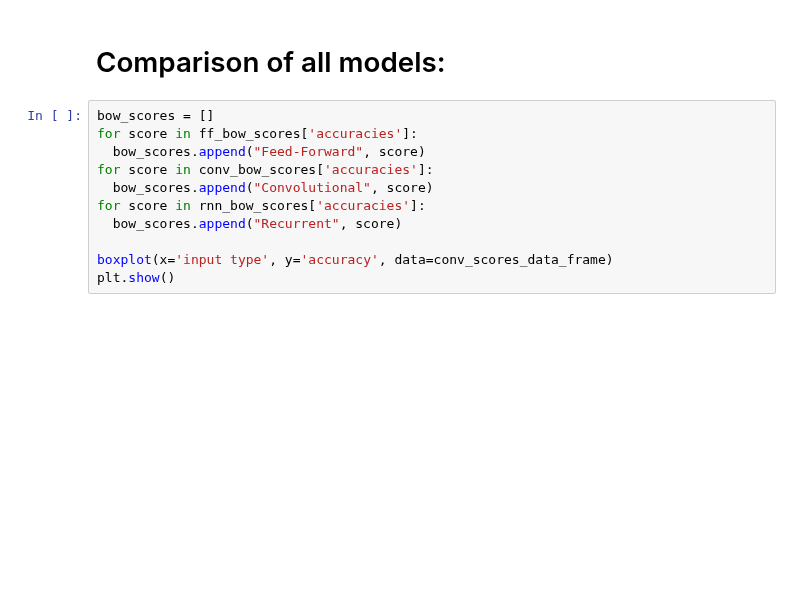
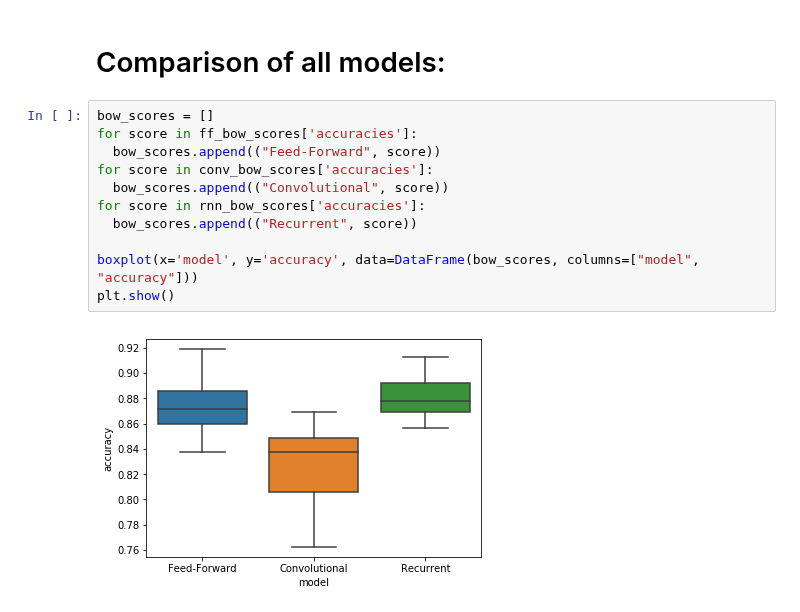
Before and after one commit to CPSSD/LUCAS, a Jupyter notebook: LUCAS/notebooks/neuralnet_comparison.ipynb, the cells around one changed output. Saved outputs shown, nothing was run; the diff lists cells and outputs as text; blank space fills up the shorter version.

Commit message:
Added final graphs

```diff
--- a/LUCAS/notebooks/neuralnet_comparison.ipynb
+++ b/LUCAS/notebooks/neuralnet_comparison.ipynb
@@ -348,14 +389,16 @@ plt.show()
 # %%
 bow_scores = []
 for score in ff_bow_scores['accuracies']:
-  bow_scores.append("Feed-Forward", score)
+  bow_scores.append(("Feed-Forward", score))
 for score in conv_bow_scores['accuracies']:
-  bow_scores.append("Convolutional", score)
+  bow_scores.append(("Convolutional", score))
 for score in rnn_bow_scores['accuracies']:
-  bow_scores.append("Recurrent", score)
+  bow_scores.append(("Recurrent", score))
 
-boxplot(x='input type', y='accuracy', data=conv_scores_data_frame)
+boxplot(x='model', y='accuracy', data=DataFrame(bow_scores, columns=["model", "accuracy"]))
 plt.show()
+# %% [output]
+[figure, added]
 # %%
 wv_scores = []
 for score in ff_wv_scores['accuracies']:
```
Also changed, not shown: parts of 8 cells of this notebook.
